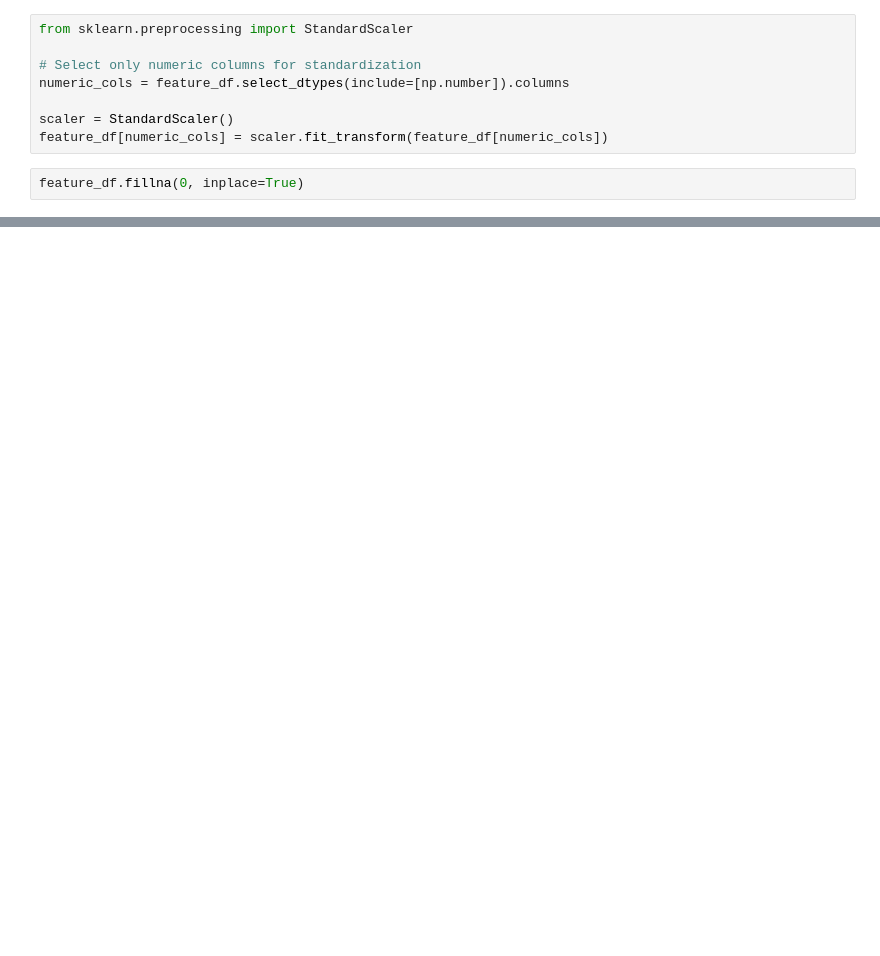
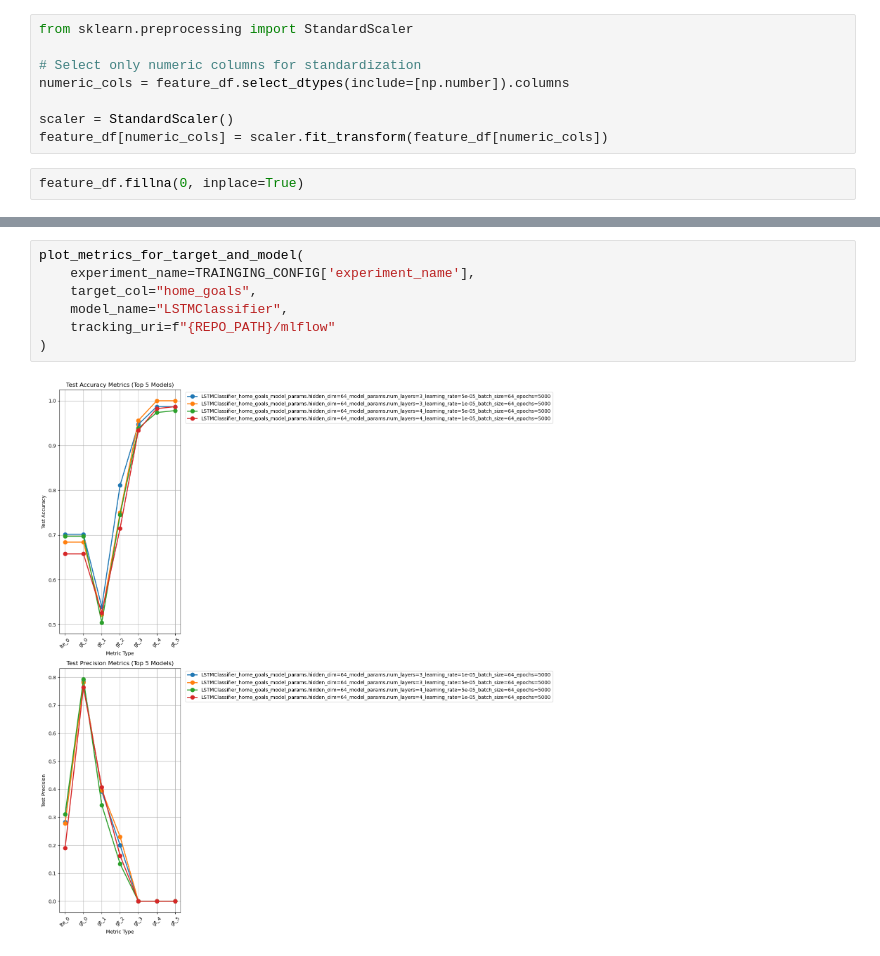
Before and after one commit to 1111111huang/betbot, a Jupyter notebook: notebooks/modeling/temporal_nn.ipynb, the cells around one changed output, grey strips where cells are left out. Saved outputs shown, nothing was run; the diff lists cells and outputs as text; blank space fills up the shorter version.

```diff
--- a/notebooks/modeling/temporal_nn.ipynb
+++ b/notebooks/modeling/temporal_nn.ipynb
@@ -87,0 +163,9 @@ KeyboardInterrupt:
+# %%
+plot_metrics_for_target_and_model(
+    experiment_name=TRAINGING_CONFIG['experiment_name'],
+    target_col="home_goals",
+    model_name="LSTMClassifier",
+    tracking_uri=f"{REPO_PATH}/mlflow"
+)
+# %% [output]
+[figure, added]
```
Also changed, not shown: parts of 2 cells of this notebook.
